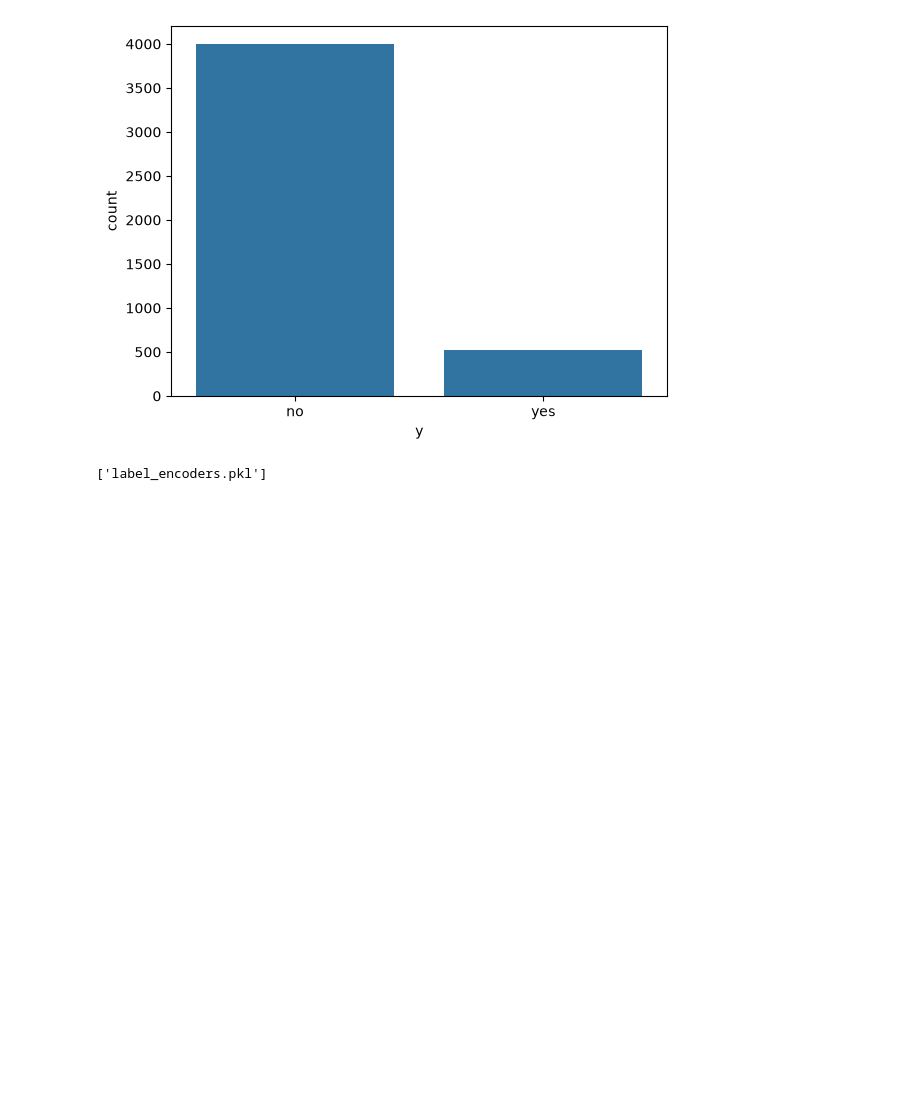
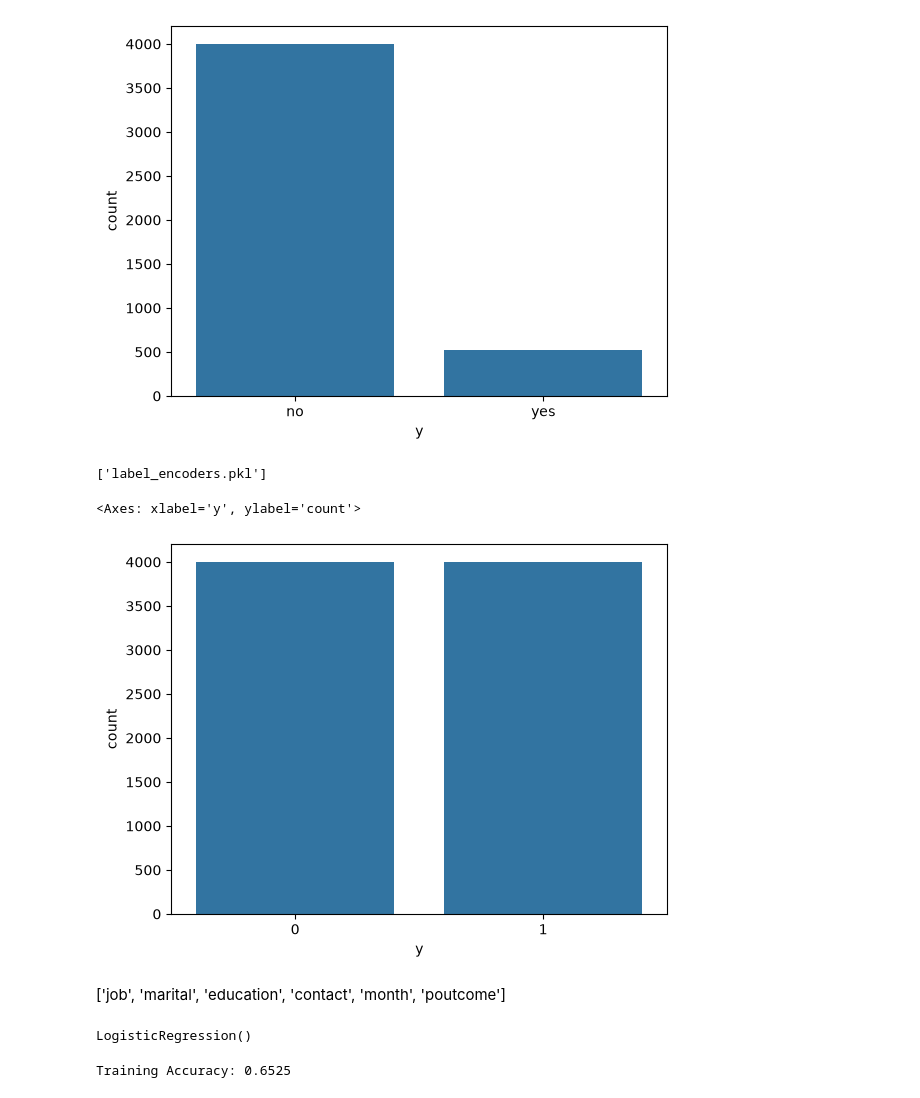
Before and after one commit to EslamWalid/G2_nti_streamlit, a Jupyter notebook: main.ipynb, the cells around one changed output. Saved outputs shown, nothing was run; the diff lists cells and outputs as text; code cells hidden in the pictures; blank space fills up the shorter version.

```diff
--- a/main.ipynb
+++ b/main.ipynb
@@ -82,0 +85,14 @@ joblib.dump(dict_le, 'label_encoders.pkl')
+# %%
+smote = SMOTE(random_state=42,k_neighbors=3, sampling_strategy='minority')
+# %%
+X= df.drop('y', axis=1)
+y= df['y']
+# %%
+X_resampled, y_resampled = smote.fit_resample(X, y)
+# %%
+sns.countplot(x=y_resampled)
+# %% [output]
+<Axes: xlabel='y', ylabel='count'>
+[figure, added]
+# %% [markdown]
+['job', 'marital', 'education', 'contact', 'month', 'poutcome']
@@ -82,0 +105,9 @@ joblib.dump(dict_le, 'label_encoders.pkl')
+# %%
+LR = LogisticRegression()
+LR.fit(X_train, y_train)
+# %% [output]
+LogisticRegression()
+# %%
+print("Training Accuracy:", LR.score(X_train, y_train))
+# %% [output]
+Training Accuracy: 0.6525
```
Also changed, not shown: parts of 6 cells of this notebook, 1 other file.
